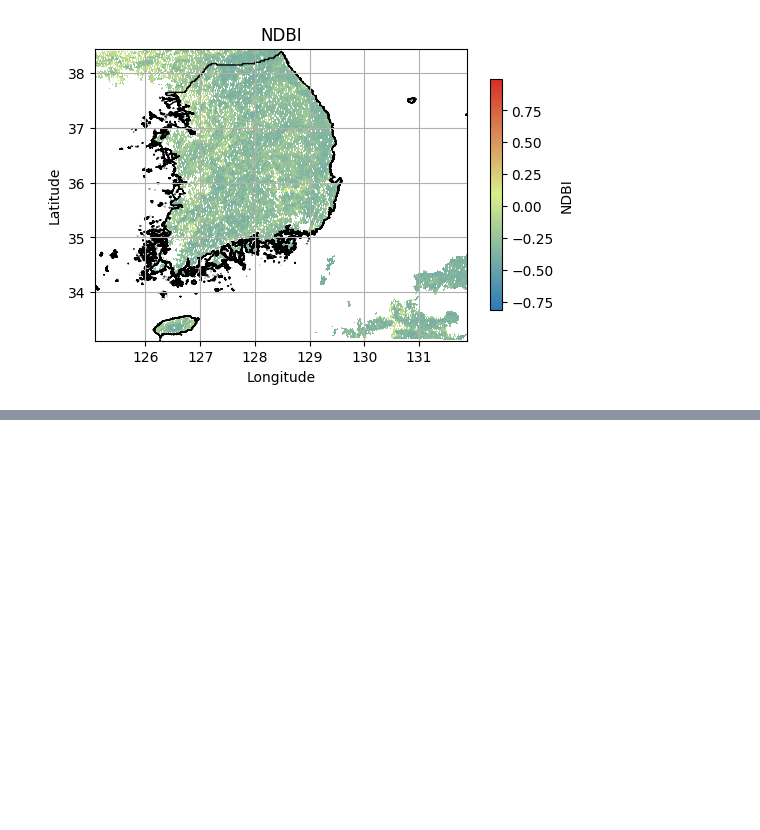
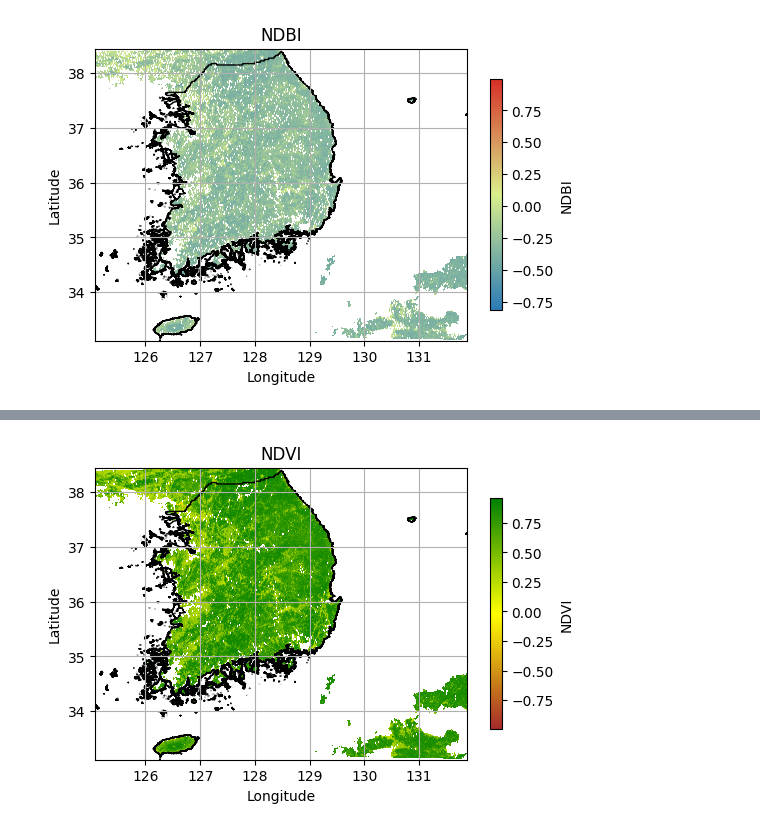
Before and after one commit to osgeokr/kari-sdm, a Jupyter notebook: 004_environmental_variables_sentinel-2.ipynb, the cells around one changed output, grey strips where cells are left out. Saved outputs shown, nothing was run; the diff lists cells and outputs as text; code cells hidden in the pictures; blank space fills up the shorter version.

```diff
--- a/004_environmental_variables_sentinel-2.ipynb
+++ b/004_environmental_variables_sentinel-2.ipynb
@@ -225,0 +298,55 @@ plt.show()
+# %%
+# 경로 설정
+folder_path = "/content/drive/My Drive/kari-sdm"
+img_path = os.path.join(folder_path, "NDVI.tif")
+kr_path = os.path.join(folder_path, "KR.gpkg")
+
+# 대한민국 경계 읽기
+kr = gpd.read_file(kr_path)
+
+# 이미지 데이터 읽기
+with rasterio.open(img_path) as src:
+    img_data = src.read(1)  # 첫 번째 밴드 읽기
+    img_extent = src.bounds  # 이미지의 범위 가져오기
+    img_transform = src.transform  # 변환 정보 가져오기
+    img_meta = src.meta.copy()  # 메타데이터 복사
+
+# 픽셀 값이 0인 부분을 마스킹
+img_data_masked = np.ma.masked_equal(img_data, 0)
+
+# 사용자 정의 컬러맵 생성
+colors = ['brown', 'yellow', 'green']
+cmap_name = 'custom_cmap'
+cmap = LinearSegmentedColormap.from_list(cmap_name, colors, N=100)
+
+# 플롯 설정
+fig, ax = plt.subplots(figsize=(6, 6))
+
+# 이미지 데이터 플롯 (마스킹 적용)
+img_plot = ax.imshow(
+    img_data_masked,
+    cmap=cmap,
+    extent=[img_extent.left, img_extent.right, img_extent.bottom, img_extent.top],
+    origin="upper"
+)
+
+# 대한민국 경계 플롯
+kr.plot(ax=ax, color="none", edgecolor="black")
+
+# 컬러바(범례) 추가
+cbar = fig.colorbar(img_plot, ax=ax, orientation='vertical', shrink=0.5)
+cbar.set_label('NDVI')
+
+# 제목, 축 레이블, 그리드 설정
+plt.title("NDVI")
+plt.xlabel("Longitude")
+plt.ylabel("Latitude")
+plt.grid(True)
+
+# 좌표 비율 유지
+ax.set_aspect("equal", "box")
+
+# 플롯 표시
+plt.show()
+# %% [output]
+[figure, added]
```
Also changed, not shown: parts of 2 cells of this notebook.
